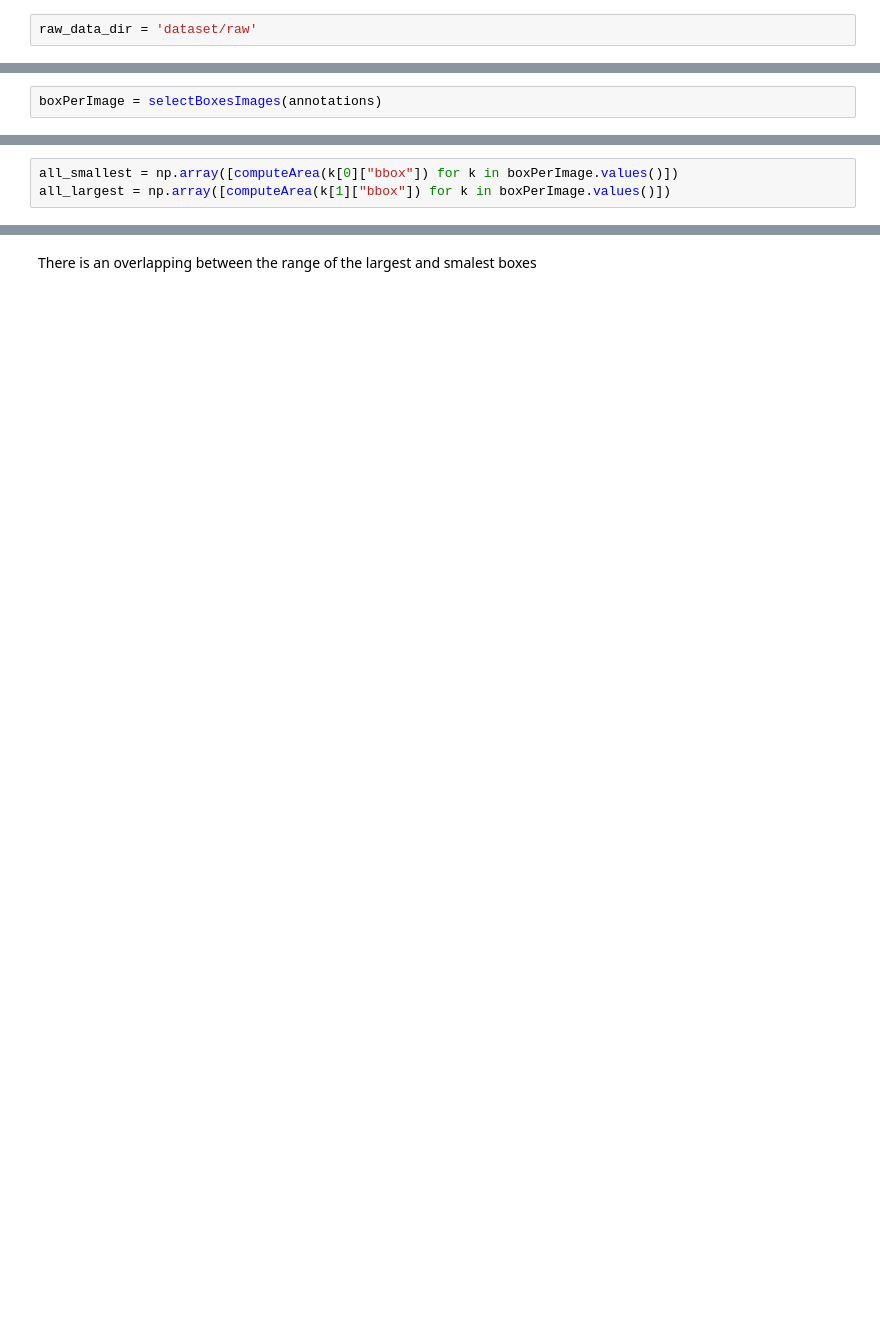
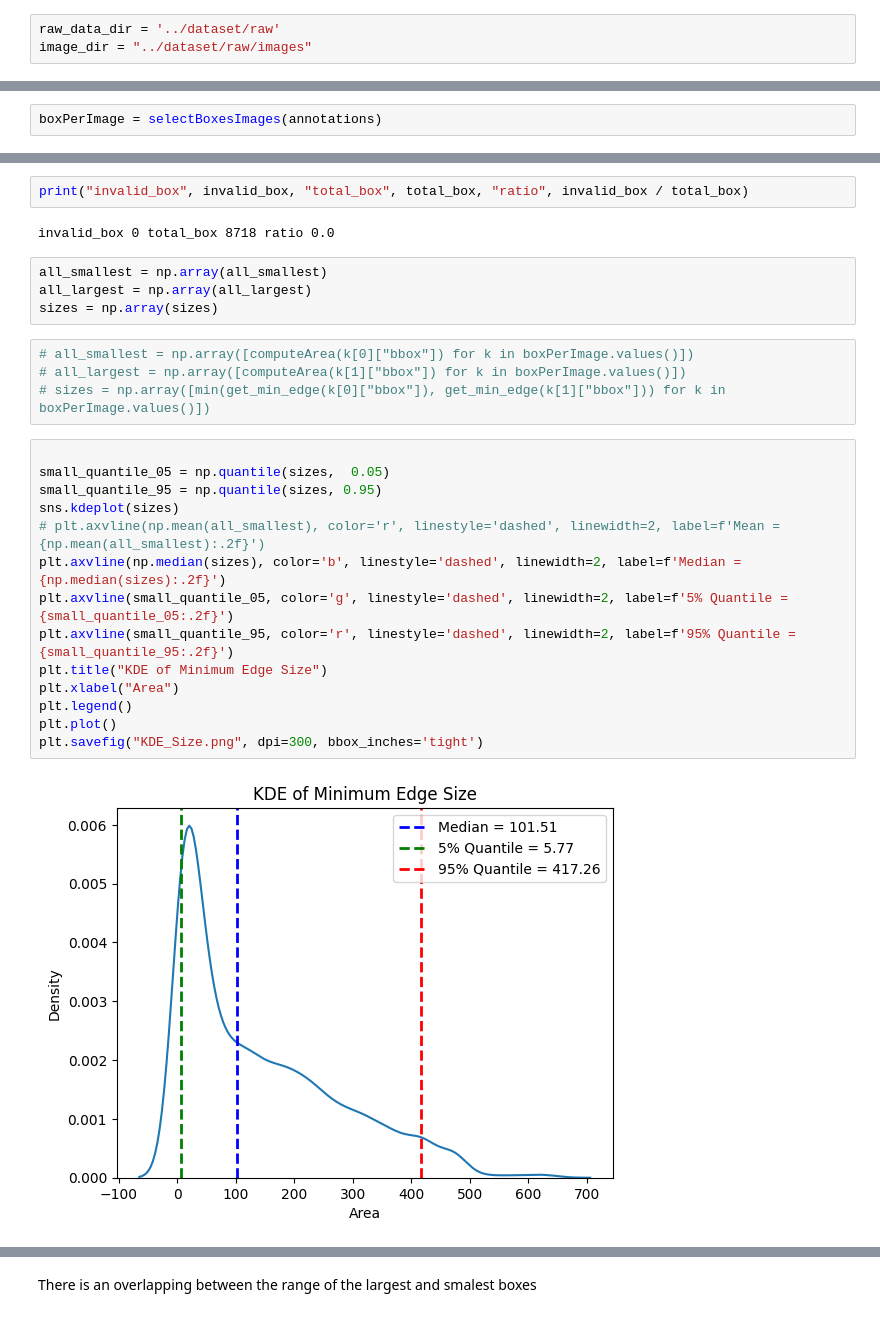
Before and after one commit to hungdtrn/AMAGCV_TASK1, a Jupyter notebook: tools/data_analysis.ipynb, the cells around one changed output, grey strips where cells are left out. Drawn from its saved outputs; the diff is of its cells as text; blank space fills up the shorter version.

```diff
--- a/tools/data_analysis.ipynb
+++ b/tools/data_analysis.ipynb
@@ -14,5 +16,6 @@ annotations  annotations_trainval2017.zip  val2017.zip
 # %%
-raw_data_dir = 'dataset/raw'
+raw_data_dir = '../dataset/raw'
+image_dir = "../dataset/raw/images"
 # %%
 annotation_dir_path = os.path.join(raw_data_dir, "annotations")
 with open(os.path.join(annotation_dir_path, "instances_val2017.json"), "r") as f:
@@ -41,6 +105,31 @@ boxPerImage = selectBoxesImages(annotations)
+# %%
+print("invalid_box", invalid_box, "total_box", total_box, "ratio", invalid_box / total_box)
+# %% [output]
+invalid_box 0 total_box 8718 ratio 0.0
+# %%
+all_smallest = np.array(all_smallest)
+all_largest = np.array(all_largest)
+sizes = np.array(sizes)
 # %%
-all_smallest = np.array([computeArea(k[0]["bbox"]) for k in boxPerImage.values()])
-all_largest = np.array([computeArea(k[1]["bbox"]) for k in boxPerImage.values()])
+# all_smallest = np.array([computeArea(k[0]["bbox"]) for k in boxPerImage.values()])
+# all_largest = np.array([computeArea(k[1]["bbox"]) for k in boxPerImage.values()])
+# sizes = np.array([min(get_min_edge(k[0]["bbox"]), get_min_edge(k[1]["bbox"])) for k in boxPerImage.values()])
+# %%
+
+small_quantile_05 = np.quantile(sizes,  0.05)
+small_quantile_95 = np.quantile(sizes, 0.95)
+sns.kdeplot(sizes)
+# plt.axvline(np.mean(all_smallest), color='r', linestyle='dashed', linewidth=2, label=f'Mean = {np.mean(all_smallest):.2f}')
+plt.axvline(np.median(sizes), color='b', linestyle='dashed', linewidth=2, label=f'Median = {np.median(sizes):.2f}')
+plt.axvline(small_quantile_05, color='g', linestyle='dashed', linewidth=2, label=f'5% Quantile = {small_quantile_05:.2f}')
+plt.axvline(small_quantile_95, color='r', linestyle='dashed', linewidth=2, label=f'95% Quantile = {small_quantile_95:.2f}')
+plt.title("KDE of Minimum Edge Size")
+plt.xlabel("Area")
+plt.legend()
+plt.plot()
+plt.savefig("KDE_Size.png", dpi=300, bbox_inches='tight')
+# %% [output]
+[figure, added]
 # %%
 all_smallest, counts = np.unique(all_smallest, return_counts=True)
 counts = counts / sum(counts)
```
Also changed, not shown: parts of 20 cells of this notebook, 29 other files.
